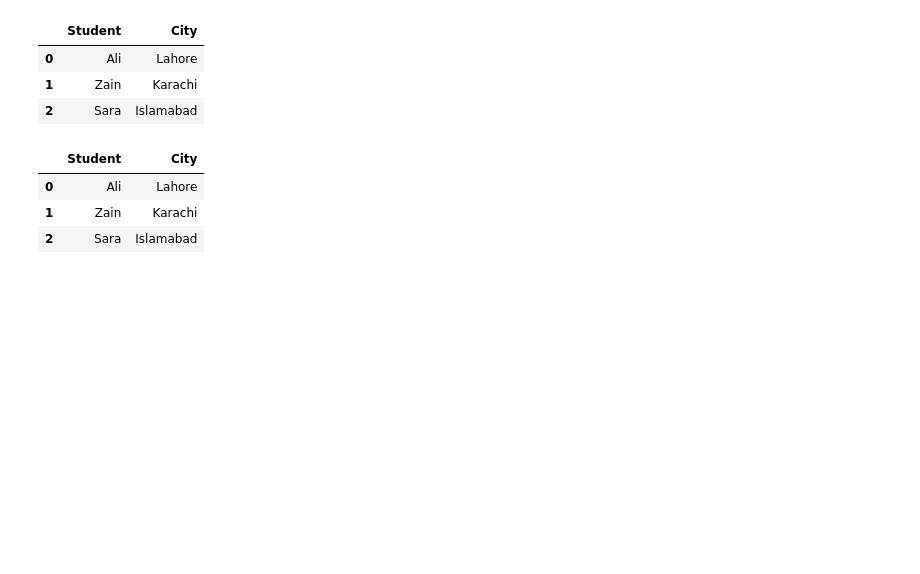
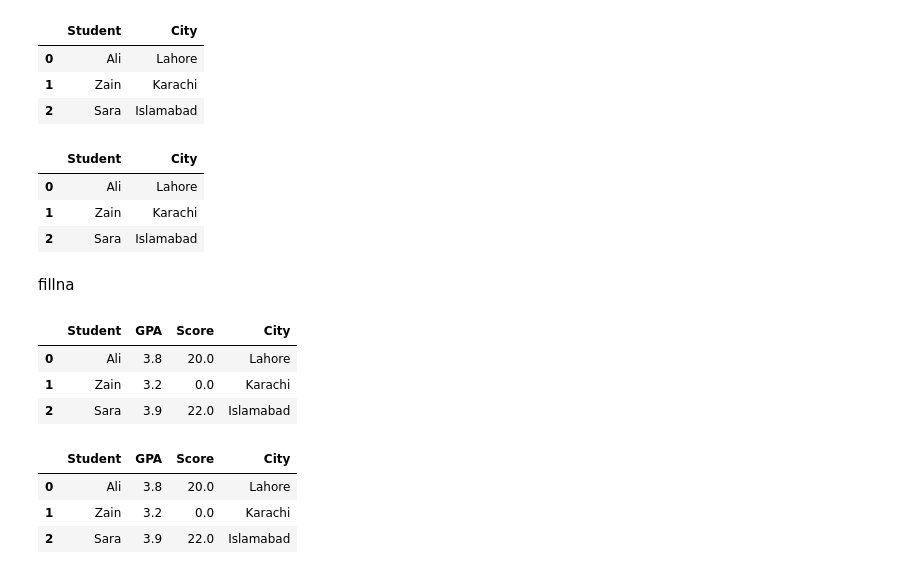
Before and after one commit to umer1730/Semester-2, a Jupyter notebook: Sem 3/Pandas/Dataframe_sel_index.ipynb, the cells around one changed output. Cells and saved outputs as stored; diff of their text form; code cells hidden in the pictures; blank space fills up the shorter version.

Commit message:
drop and fill method

```diff
--- a/Sem 3/Pandas/Dataframe_sel_index.ipynb
+++ b/Sem 3/Pandas/Dataframe_sel_index.ipynb
@@ -403,3 +405,23 @@ df_clean
 | 0 | Ali | Lahore |
 | 1 | Zain | Karachi |
 | 2 | Sara | Islamabad |
+# %% [markdown]
+fillna
+# %%
+# fill missing scores with 0
+df["Score"] = df["Score"].fillna(0)
+df
+# %% [output]
+|  | Student | GPA | Score | City |
+| 0 | Ali | 3.8 | 20.0 | Lahore |
+| 1 | Zain | 3.2 | 0.0 | Karachi |
+| 2 | Sara | 3.9 | 22.0 | Islamabad |
+# %%
+# Fill missing score with the Average score (Imputation)
+df['Score'] = df['Score'].fillna(df['Score'].mean())
+df
+# %% [output]
+|  | Student | GPA | Score | City |
+| 0 | Ali | 3.8 | 20.0 | Lahore |
+| 1 | Zain | 3.2 | 0.0 | Karachi |
+| 2 | Sara | 3.9 | 22.0 | Islamabad |
```
Also changed, not shown: parts of 1 cell of this notebook.
